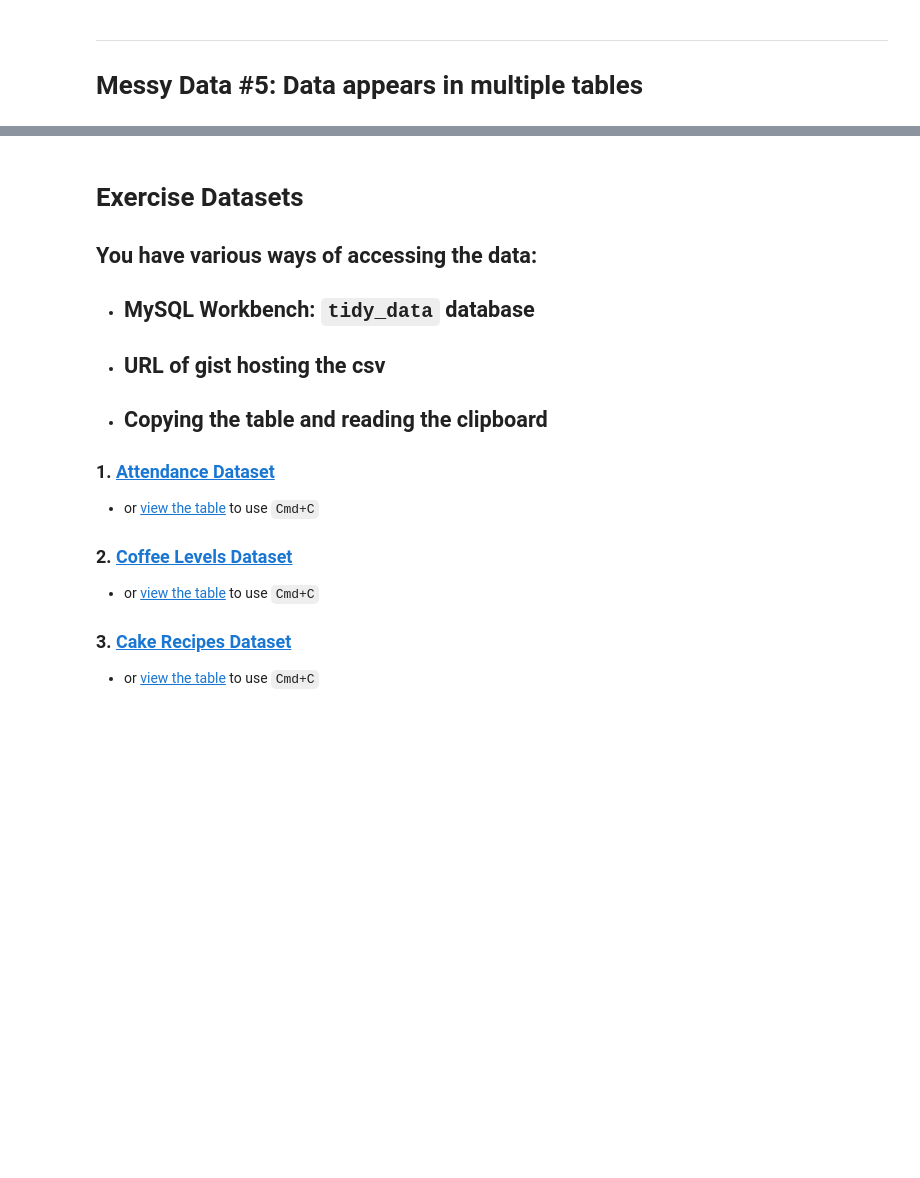
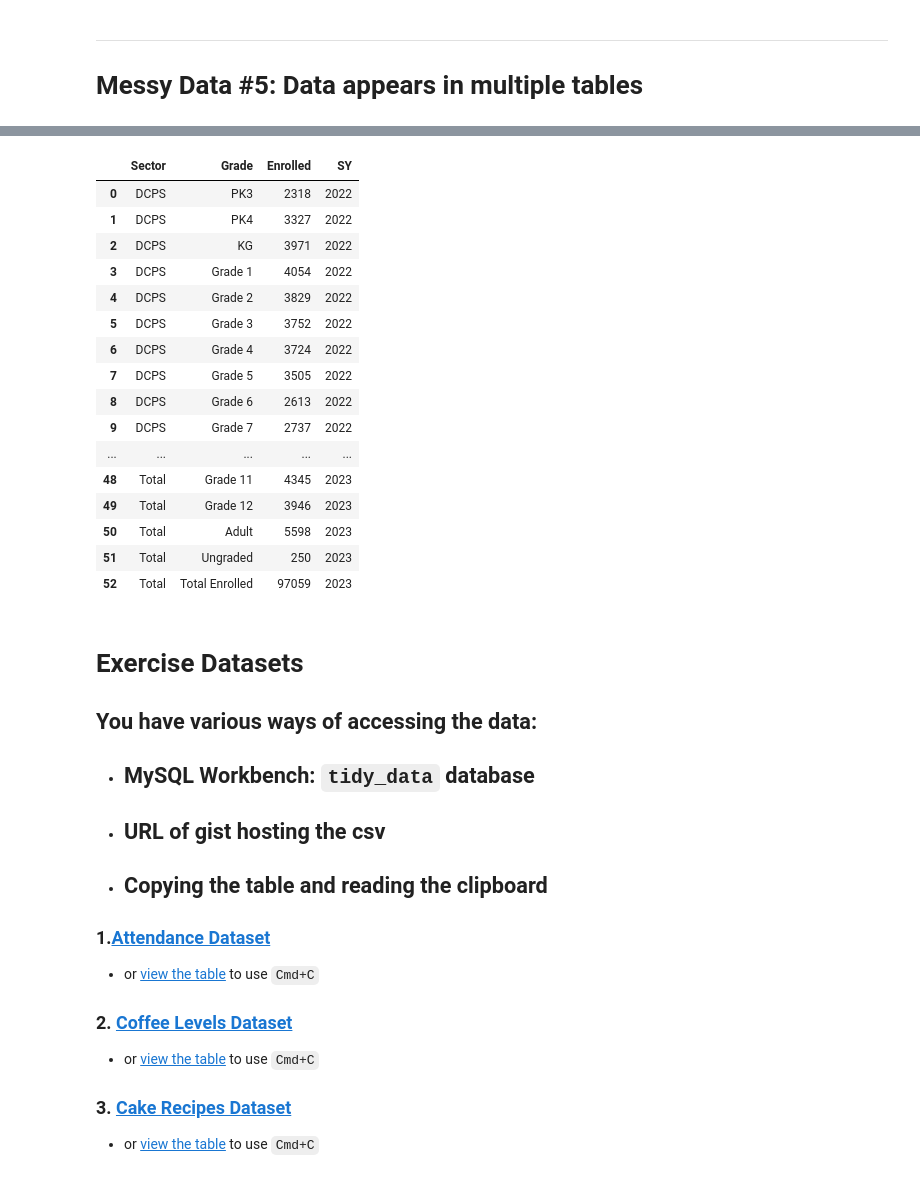
Before and after one commit to CodeupClassroom/pagel-time-series, a Jupyter notebook: tidy_data_lesson.ipynb, the cells around one changed output, grey strips where cells are left out. Cells and saved outputs as stored; diff of their text form; code cells hidden in the pictures; blank space fills up the shorter version.

```diff
--- a/tidy_data_lesson.ipynb
+++ b/tidy_data_lesson.ipynb
@@ -333,4 +864,4 @@ df23.head()
 # %%
-df22['SY'] =
+df22['SY'] = 2022
 # %%
-df23['SY'] =
+df23['SY'] = 2023
@@ -337,3 +877,23 @@ df23['SY'] =
+# %%
+pd.concat([df22, df23])
+# %% [output]
+|  | Sector | Grade | Enrolled | SY |
+| 0 | DCPS | PK3 | 2318 | 2022 |
+| 1 | DCPS | PK4 | 3327 | 2022 |
+| 2 | DCPS | KG | 3971 | 2022 |
+| 3 | DCPS | Grade 1 | 4054 | 2022 |
+| 4 | DCPS | Grade 2 | 3829 | 2022 |
+| 5 | DCPS | Grade 3 | 3752 | 2022 |
+| 6 | DCPS | Grade 4 | 3724 | 2022 |
+| 7 | DCPS | Grade 5 | 3505 | 2022 |
+| 8 | DCPS | Grade 6 | 2613 | 2022 |
+| 9 | DCPS | Grade 7 | 2737 | 2022 |
+| ... | ... | ... | ... | ... |
+| 48 | Total | Grade 11 | 4345 | 2023 |
+| 49 | Total | Grade 12 | 3946 | 2023 |
+| 50 | Total | Adult | 5598 | 2023 |
+| 51 | Total | Ungraded | 250 | 2023 |
+| 52 | Total | Total Enrolled | 97059 | 2023 |
 # %% [markdown]
 # Exercise Datasets
 
@@ -342,11 +902,11 @@ df23['SY'] =
 - ## URL of gist hosting the csv
 - ## Copying the table and reading the clipboard
 
-### 1. [Attendance Dataset]("https://gist.githubusercontent.com/o0amandagomez0o/20c8edc2cb83d33da03c8fd2f9db4c4c/raw/attendance.csv")
-- or [view the table]("https://gist.github.com/o0amandagomez0o/20c8edc2cb83d33da03c8fd2f9db4c4c") to use `Cmd+C`
+### 1.<a href="https://gist.githubusercontent.com/o0amandagomez0o/20c8edc2cb83d33da03c8fd2f9db4c4c/raw/attendance.csv">Attendance Dataset</a>
+- or <a href="https://gist.github.com/o0amandagomez0o/20c8edc2cb83d33da03c8fd2f9db4c4c">view the table</a> to use `Cmd+C`
 
-### 2. [Coffee Levels Dataset]("https://gist.githubusercontent.com/o0amandagomez0o/f6ea956fedae90420fd2ce4bd382ea8a/raw/coffee_levels.csv")
-- or [view the table]("https://gist.github.com/o0amandagomez0o/f6ea956fedae90420fd2ce4bd382ea8a") to use `Cmd+C`
+### 2. <a href="https://gist.githubusercontent.com/o0amandagomez0o/f6ea956fedae90420fd2ce4bd382ea8a/raw/coffee_levels.csv">Coffee Levels Dataset</a>
+- or <a href="https://gist.github.com/o0amandagomez0o/f6ea956fedae90420fd2ce4bd382ea8a">view the table</a> to use `Cmd+C`
 
-### 3. [Cake Recipes Dataset]("https://gist.githubusercontent.com/o0amandagomez0o/6bb870ddd6cae613999b9cf33ac41c33/raw/cake_recipes.csv")
-- or [view the table]("https://gist.github.com/o0amandagomez0o/6bb870ddd6cae613999b9cf33ac41c33") to use `Cmd+C`
+### 3. <a href="https://gist.githubusercontent.com/o0amandagomez0o/6bb870ddd6cae613999b9cf33ac41c33/raw/cake_recipes.csv">Cake Recipes Dataset</a>
+- or <a href="https://gist.github.com/o0amandagomez0o/6bb870ddd6cae613999b9cf33ac41c33">view the table</a> to use `Cmd+C`
```
Also changed, not shown: parts of 70 cells of this notebook.
